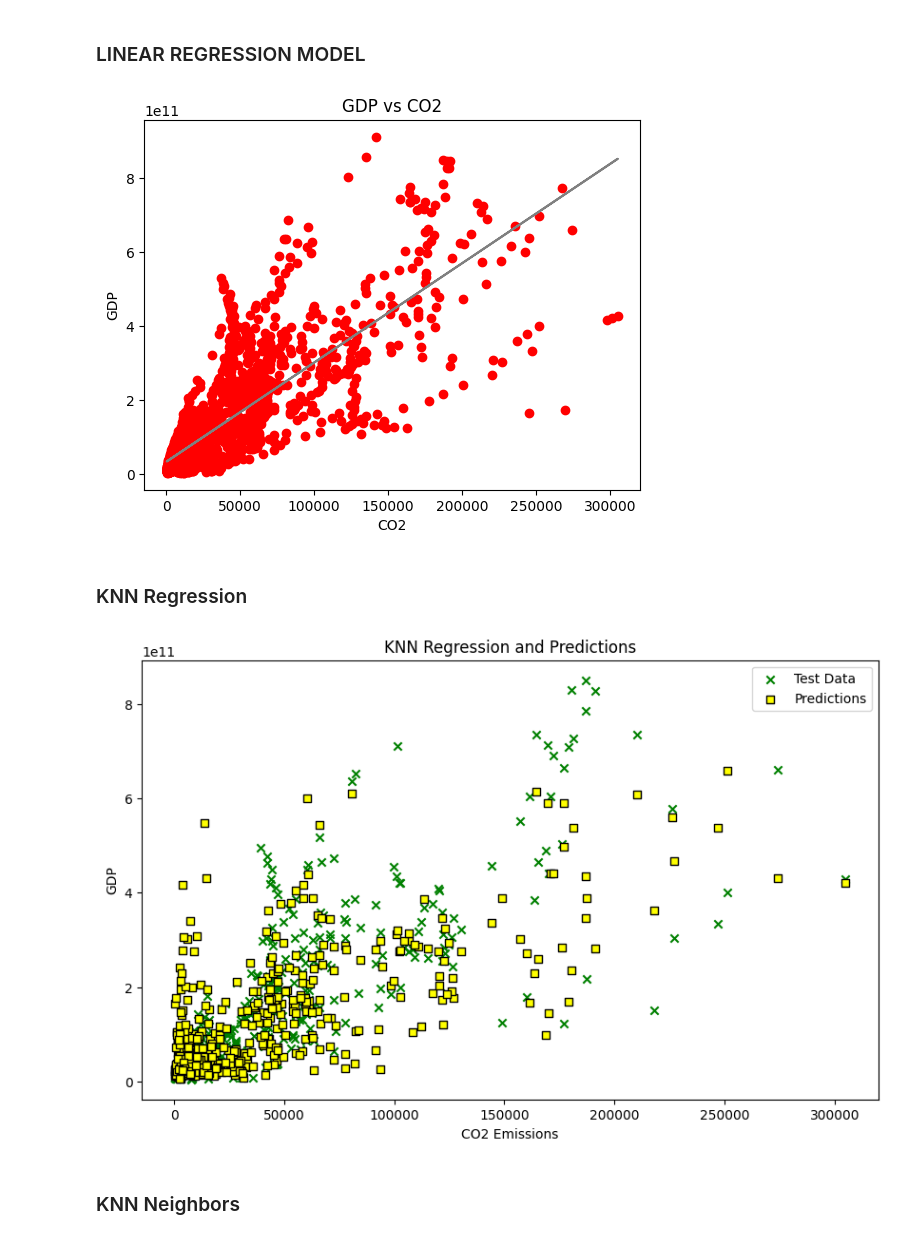
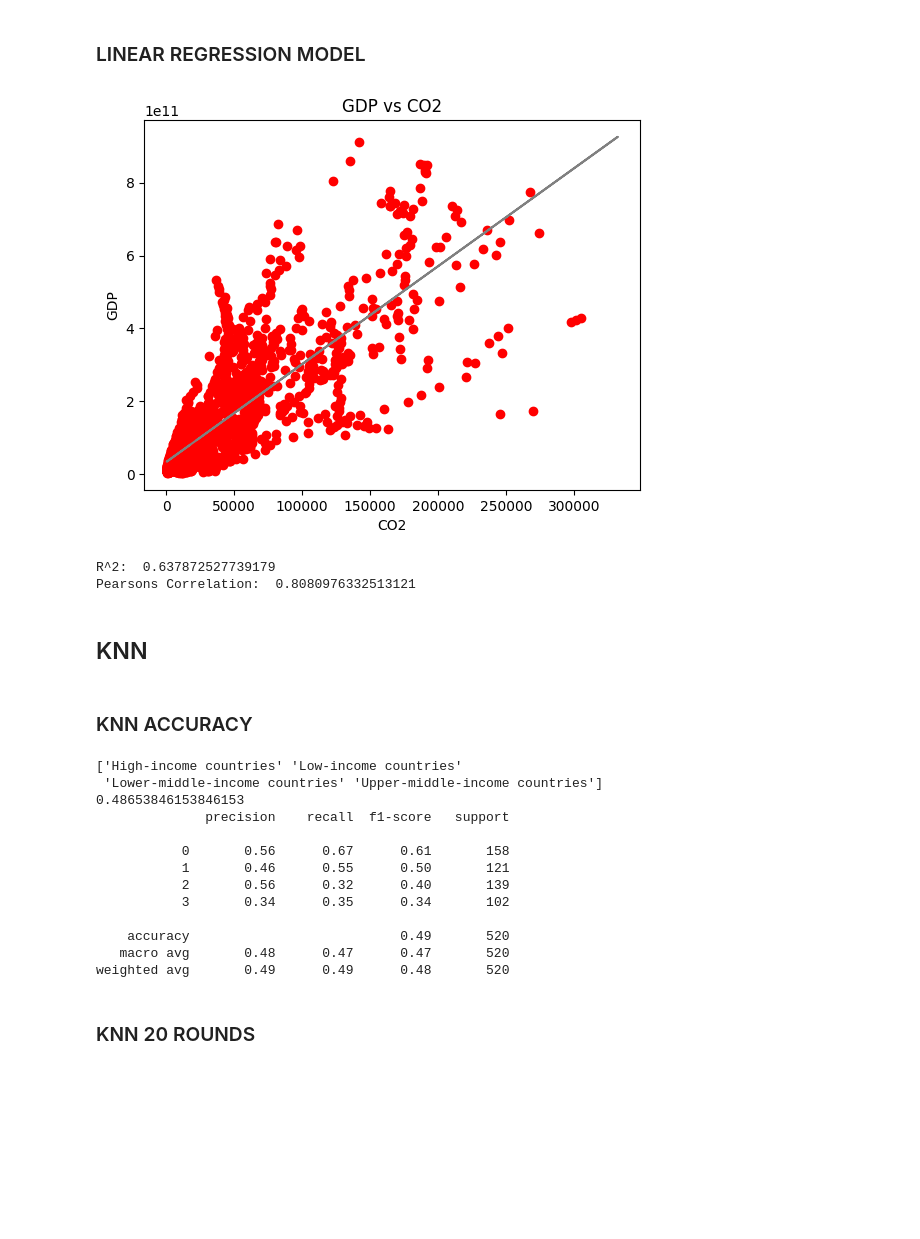
Before and after one commit to avondas/DataScience, a Jupyter notebook: regression.ipynb, the cells around one changed output. Drawn from its saved outputs; the diff is of its cells as text; code cells hidden in the pictures; blank space fills up the shorter version.

```diff
--- a/regression.ipynb
+++ b/regression.ipynb
@@ -4,57 +4,72 @@
 import numpy as np
 import pandas as pd
 import matplotlib.pyplot as plt
 import seaborn as sns
 from scipy.stats import pearsonr
 from sklearn.model_selection import train_test_split
 from sklearn.linear_model import LinearRegression
+from sklearn.metrics import mean_squared_error
 
 # Load the data
 data = pd.read_csv('dataset/cleaned_data.csv', sep=";")
 
 features  = data[['co2']]
 dependent = data[['gdp']]
 
 # split the data into training and test data
 features_train, features_test, dependent_train, dependent_test = train_test_split(features, dependent, test_size=0.2, random_state=0)
 
 linear_regression = LinearRegression()
 
 linear_regression.fit(features_train, dependent_train)
 
-prediction = linear_regression.predict(features_test)
+predictions = linear_regression.predict(features_test)
 
 plt.scatter(features_train, dependent_train, color = 'red')
-plt.plot(features_train, linear_regression.predict(features_train), color='grey')
+plt.plot(features_test, linear_regression.predict(features_test), color='grey')
 plt.title('GDP vs CO2')
 
 plt.xlabel('CO2')
 plt.ylabel('GDP')
 
 plt.show()
+
+print('R^2: ', linear_regression.score(features_test, dependent_test))
+print('Pearsons Correlation: ', pearsonr(data['co2'], data['gdp'])[0])
 # %% [output]
-[figure, old version]
+[figure, new version]
+R^2:  0.637872527739179
+Pearsons Correlation:  0.8080976332513121
 # %% [markdown]
-### KNN Regression
+## KNN
+# %% [markdown]
+### KNN ACCURACY
 # %%
 import pandas as pd
 import numpy as np
 import matplotlib.pyplot as plt
-from sklearn.neighbors import KNeighborsRegressor
+from sklearn.neighbors import KNeighborsClassifier
 from sklearn.model_selection import train_test_split
+from sklearn.preprocessing import LabelEncoder
+from sklearn.metrics import accuracy_score, classification_report
 
 # Load the data
 data = pd.read_csv("dataset/cleaned_data.csv", sep=";")
 
 # Extract the relevant columns
-features = data[['co2', 'population']]
-dependent = data['gdp']
+features = data[['population','cement_co2', 'coal_co2', 'flaring_co2', 'gas_co2', 'land_use_change_co2', 'oil_co2', 'other_industry_co2', 'trade_co2']]
+dependent = data['classification']
+
+# Encode the string labels into numeric values
+label_encoder = LabelEncoder()
+dependent_encoded = label_encoder.fit_transform(dependent)
+print(label_encoder.inverse_transform([0, 1, 2, 3]))
 
 # Split the data into training and testing sets
-features_train, features_test, dependent_train, dependent_test = train_test_split(features, dependent, test_size=0.2, random_state=42)
+features_train, features_test, dependent_train, dependent_test = train_test_split(features, dependent_encoded, test_size=0.2, random_state=42)
 
-# Initialize the KNeighborsRegressor
-knn = KNeighborsRegressor(n_neighbors=3)
+# Initialize the KNeighborsClassifier
+knn = KNeighborsClassifier(n_neighbors=15)
 
 # Fit the model
 knn.fit(features_train, dependent_train)
@@ -62,24 +77,25 @@ knn.fit(features_train, dependent_train)
 # Predict using the model
 predictions = knn.predict(features_test)
 
-# Visualize the KNN and predictions
-plt.figure(figsize=(10, 6))
-
-# Plot the test data
-plt.scatter(features_test['co2'], dependent_test, c='green', marker='x', label='Test Data')
-
-# Plot the predictions
-plt.scatter(features_test['co2'], predictions, c='yellow', marker='s', edgecolors='black', label='Predictions')
-
-plt.xlabel('CO2 Emissions')
-plt.ylabel('GDP')
-plt.title('KNN Regression and Predictions')
-plt.legend()
-plt.show()
+# Calculate the accuracy of the model
+print(accuracy_score(dependent_test, predictions))
+print(classification_report(dependent_test, predictions))
 # %% [output]
-[figure, removed]
+['High-income countries' 'Low-income countries'
+ 'Lower-middle-income countries' 'Upper-middle-income countries']
+0.48653846153846153
+              precision    recall  f1-score   support
+
+           0       0.56      0.67      0.61       158
+           1       0.46      0.55      0.50       121
+           2       0.56      0.32      0.40       139
+           3       0.34      0.35      0.34       102
+
+    accuracy                           0.49       520
+   macro avg       0.48      0.47      0.47       520
+weighted avg       0.49      0.49      0.48       520
 # %% [markdown]
-### KNN Neighbors
+### KNN 20 ROUNDS
 # %%
 import pandas as pd
 import numpy as np
```
Also changed, not shown: parts of 11 cells of this notebook, 4 other files.
